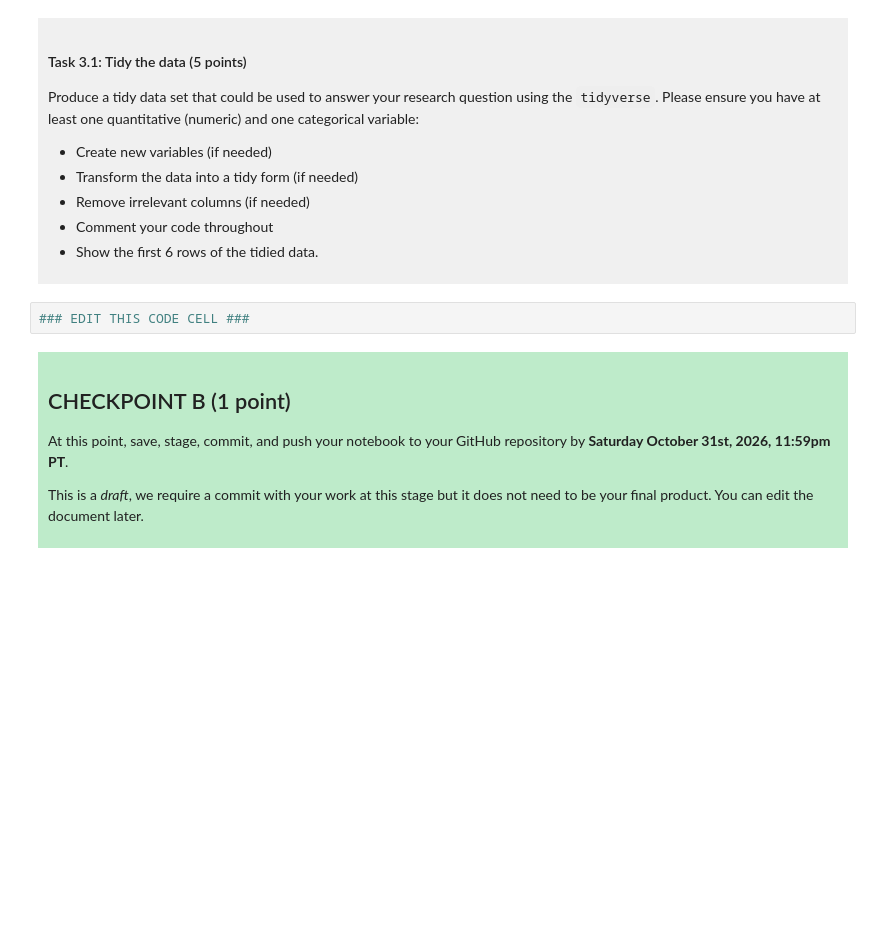
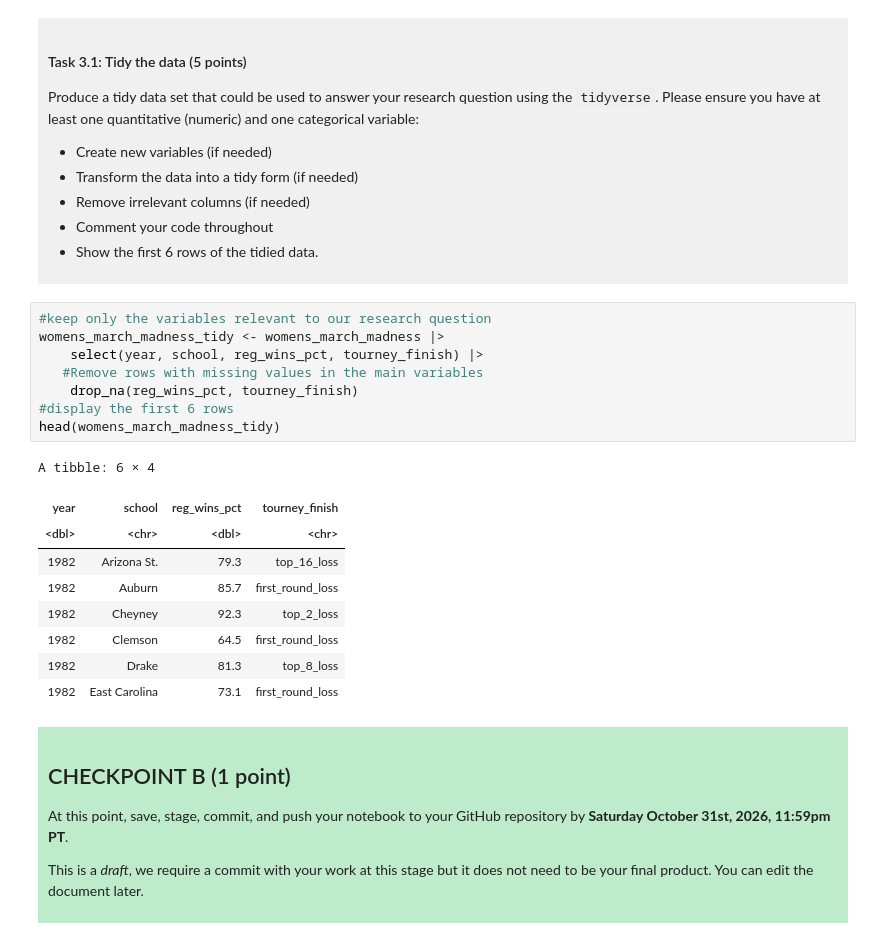
Before and after one commit to angelshields/dsci-100-project-angel-shields, a Jupyter notebook: dsci-100-project-notebook.ipynb, the cells around one changed output. Cells and saved outputs as stored; diff of their text form; blank space fills up the shorter version.

```diff
--- a/dsci-100-project-notebook.ipynb
+++ b/dsci-100-project-notebook.ipynb
@@ -188,7 +207,23 @@ Produce a tidy data set that could be used to answer your research question usin
 
 </div>
 # %%
-### EDIT THIS CODE CELL ###
+#keep only the variables relevant to our research question
+womens_march_madness_tidy <- womens_march_madness |>
+    select(year, school, reg_wins_pct, tourney_finish) |>
+   #Remove rows with missing values in the main variables
+    drop_na(reg_wins_pct, tourney_finish)
+#display the first 6 rows
+head(womens_march_madness_tidy)
+# %% [output]
+A tibble: 6 × 4
+| year | school | reg_wins_pct | tourney_finish |
+| <dbl> | <chr> | <dbl> | <chr> |
+| 1982 | Arizona St. | 79.3 | top_16_loss |
+| 1982 | Auburn | 85.7 | first_round_loss |
+| 1982 | Cheyney | 92.3 | top_2_loss |
+| 1982 | Clemson | 64.5 | first_round_loss |
+| 1982 | Drake | 81.3 | top_8_loss |
+| 1982 | East Carolina | 73.1 | first_round_loss |
 # %% [markdown]
 <div style="background-color: #beebca; padding: 10px;">
 
```
Also changed, not shown: parts of 3 cells of this notebook.
